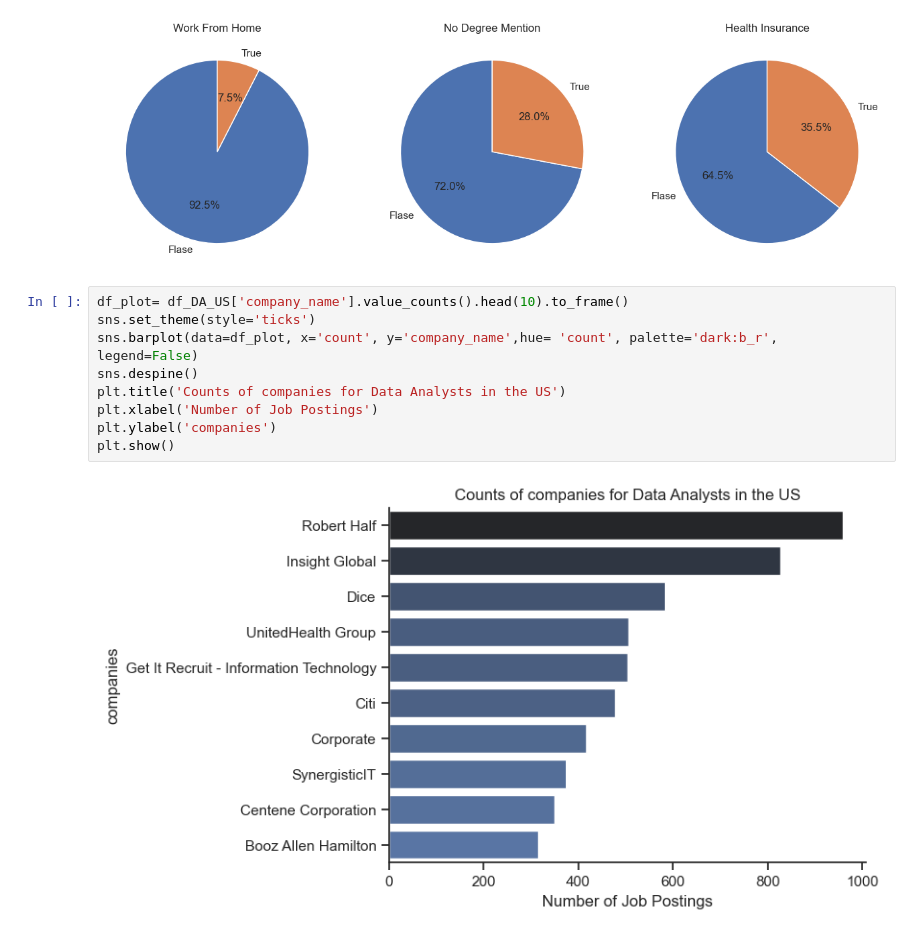
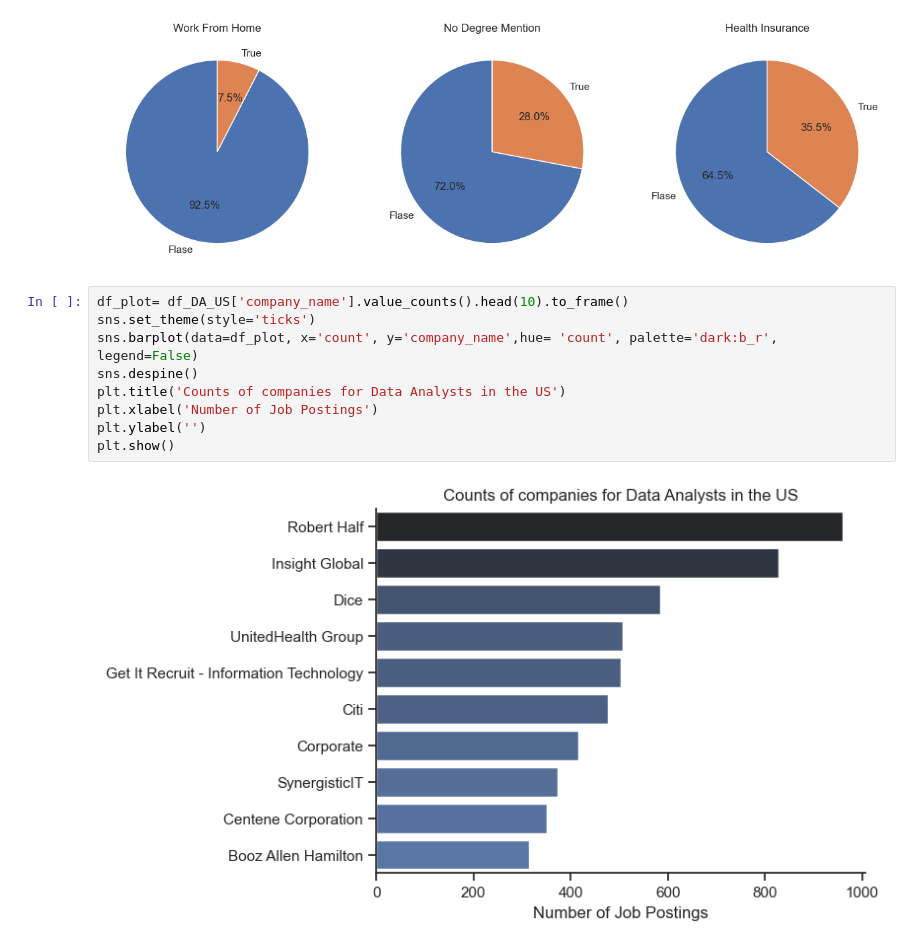
Before and after one commit to Indukurivigneshvarma/Python_Data_Project, a Jupyter notebook: Project/EDA_intro.ipynb, the cells around one changed output. Cells and saved outputs as stored; diff of their text form.

```diff
--- a/Project/EDA_intro.ipynb
+++ b/Project/EDA_intro.ipynb
@@ -40,11 +40,11 @@ plt.show()
 # %%
 df_plot= df_DA_US['company_name'].value_counts().head(10).to_frame()
 sns.set_theme(style='ticks')
 sns.barplot(data=df_plot, x='count', y='company_name',hue= 'count', palette='dark:b_r', legend=False)
 sns.despine()
 plt.title('Counts of companies for Data Analysts in the US')
 plt.xlabel('Number of Job Postings')
-plt.ylabel('companies')
+plt.ylabel('')
 plt.show()
 # %% [output]
-[figure, old version]
+[figure, new version]
```
